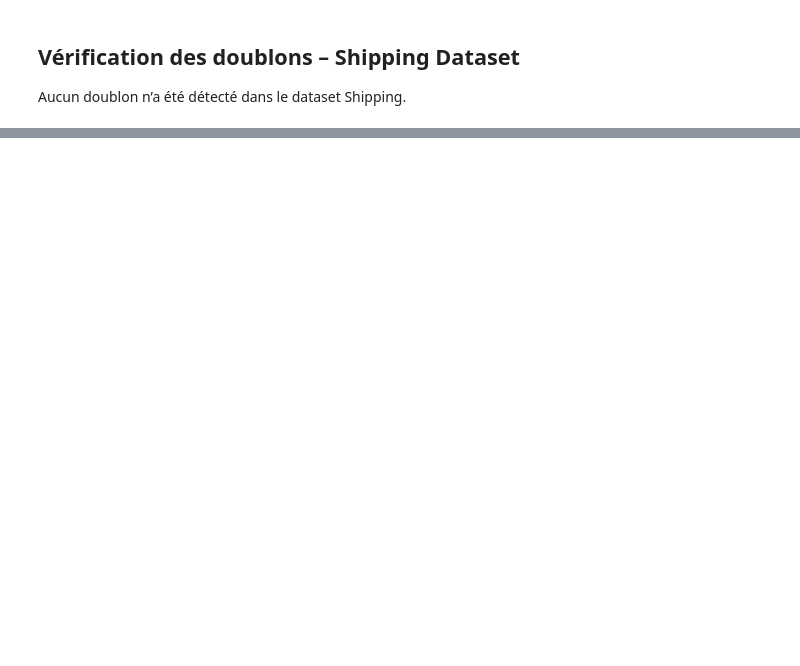
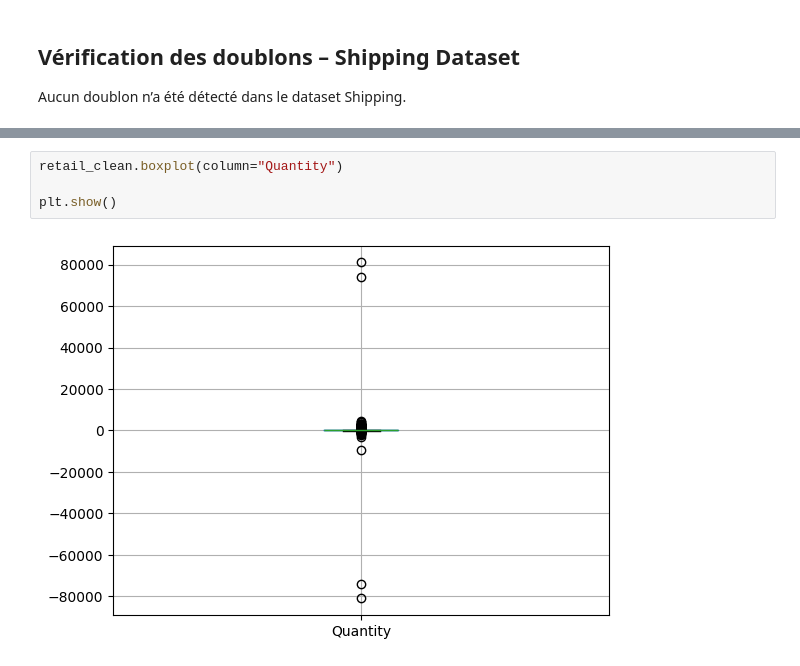
Before and after one commit to Manal130203/Projet_Ecommerce, a Jupyter notebook: profiling.ipynb, the cells around one changed output, grey strips where cells are left out. Saved outputs shown, nothing was run; the diff lists cells and outputs as text; blank space fills up the shorter version.

```diff
--- a/profiling.ipynb
+++ b/profiling.ipynb
@@ -374,0 +439,6 @@ Aucun doublon n’a été détecté dans le dataset Shipping.
+# %%
+retail_clean.boxplot(column="Quantity")
+
+plt.show()
+# %% [output]
+[figure, added]
```
Also changed, not shown: parts of 44 cells of this notebook, 5 other files.
